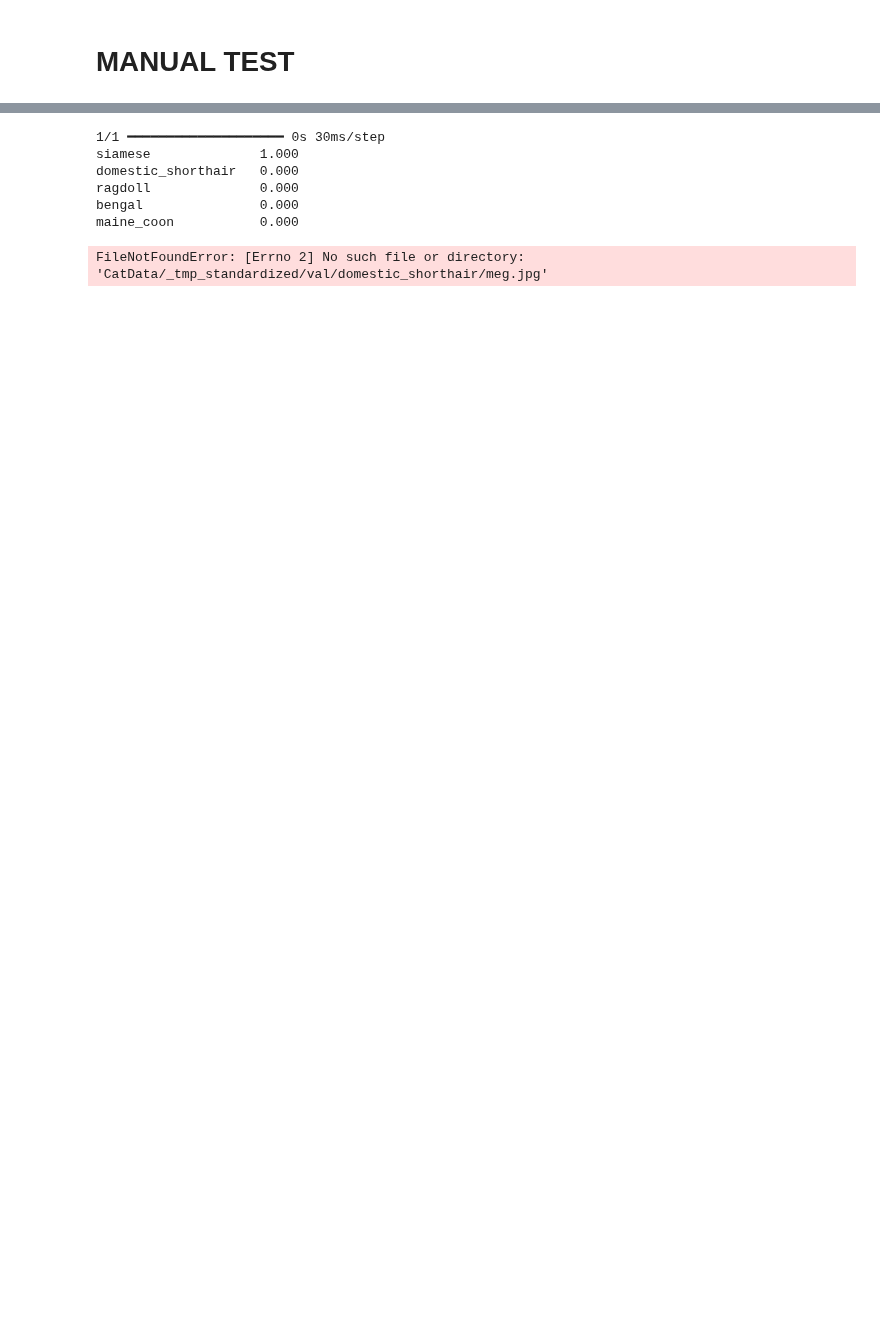
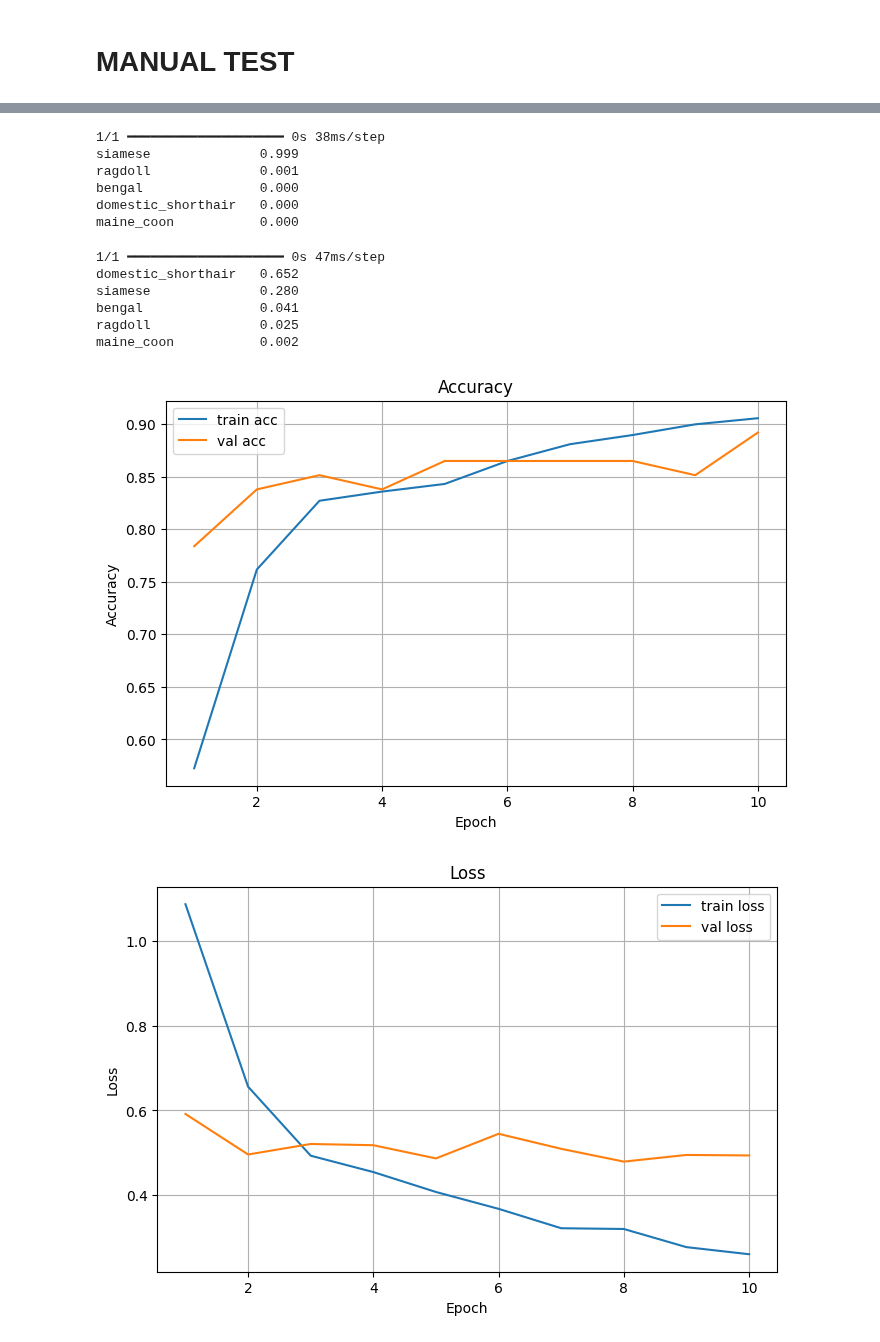
Before and after one commit to madskelkjaer/SWMAL, a Jupyter notebook: Journal/Opgave4/SWMAL_Grp10-4.ipynb, the cells around one changed output, grey strips where cells are left out. Saved outputs shown, nothing was run; the diff lists cells and outputs as text; code cells hidden in the pictures; blank space fills up the shorter version.

```diff
--- a/Journal/Opgave4/SWMAL_Grp10-4.ipynb
+++ b/Journal/Opgave4/SWMAL_Grp10-4.ipynb
@@ -470,9 +478,18 @@ x = data_augmentation(inputs)
 x = base_model(x, training=False)
 # %%
 # Train the head
+from tensorflow.keras.callbacks import EarlyStopping
+
+early_stop = EarlyStopping(
+    monitor="val_loss",
+    patience=3,
+    restore_best_weights=True
+)
+
 history = model.fit(
     train_ds,
     validation_data=val_ds,
-    epochs=10
+    epochs=20,
+    callbacks=[early_stop]
 )
 # %% [output]
@@ -561,13 +575,49 @@ bengal               0.000
 # %%
 TestImage("CatData/_tmp_standardized/val/siamese/kfy8h08yhesz.jpg")
 # %% [output]
-1/1 ━━━━━━━━━━━━━━━━━━━━ 0s 30ms/step
-siamese              1.000
+1/1 ━━━━━━━━━━━━━━━━━━━━ 0s 38ms/step
+siamese              0.999
+ragdoll              0.001
+bengal               0.000
 domestic_shorthair   0.000
-ragdoll              0.000
-bengal               0.000
 maine_coon           0.000
 # %%
-TestImage("CatData/_tmp_standardized/val/domestic_shorthair/meg.jpg")
+TestImage("CatData/_tmp_standardized/val/domestic_shorthair/86.jpg")
 # %% [output]
-FileNotFoundError: [Errno 2] No such file or directory: 'CatData/_tmp_standardized/val/domestic_shorthair/meg.jpg'
+1/1 ━━━━━━━━━━━━━━━━━━━━ 0s 47ms/step
+domestic_shorthair   0.652
+siamese              0.280
+bengal               0.041
+ragdoll              0.025
+maine_coon           0.002
+# %%
+import matplotlib.pyplot as plt
+
+def plot_history(history):
+    acc = history.history["accuracy"]
+    val_acc = history.history["val_accuracy"]
+    loss = history.history["loss"]
+    val_loss = history.history["val_loss"]
+
+    epochs = range(1, len(acc) + 1)
+
+    plt.figure()
+    plt.plot(epochs, acc, label="train acc")
+    plt.plot(epochs, val_acc, label="val acc")
+    plt.legend()
+    plt.xlabel("Epoch")
+    plt.ylabel("Accuracy")
+    plt.title("Accuracy")
+
+    plt.figure()
+    plt.plot(epochs, loss, label="train loss")
+    plt.plot(epochs, val_loss, label="val loss")
+    plt.legend()
+    plt.xlabel("Epoch")
+    plt.ylabel("Loss")
+    plt.title("Loss")
+
+plot_history(history)
+# %% [output]
+[figure, added]
+[figure, added]
```
Also changed, not shown: parts of 6 cells of this notebook.
